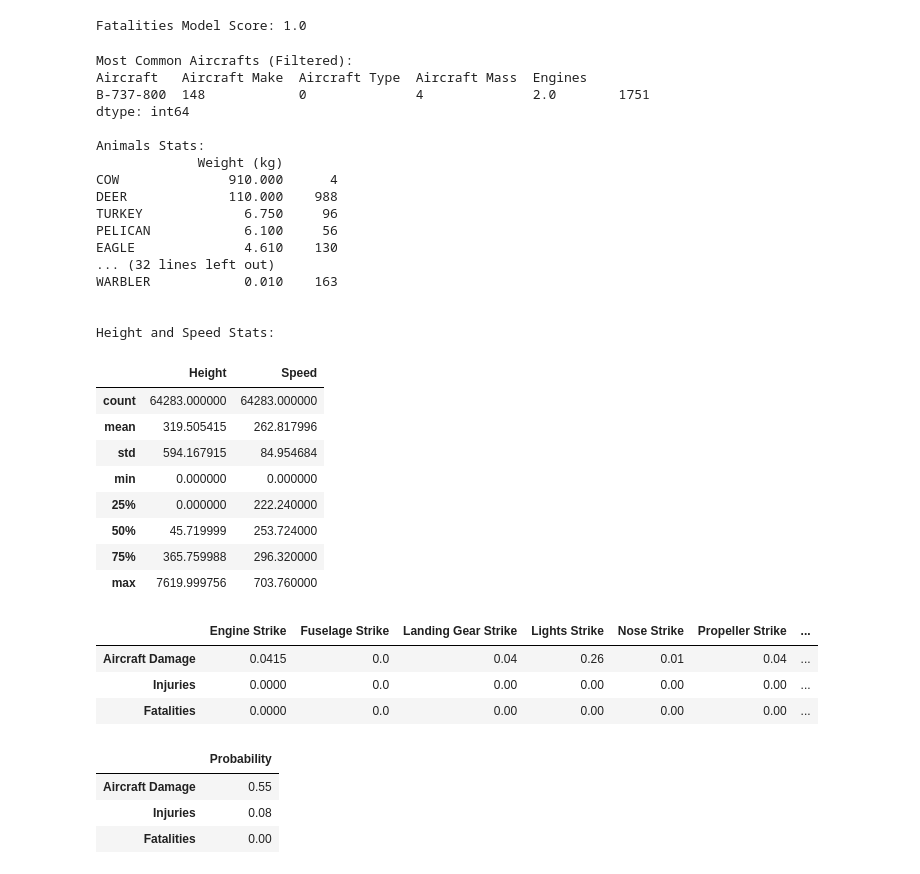
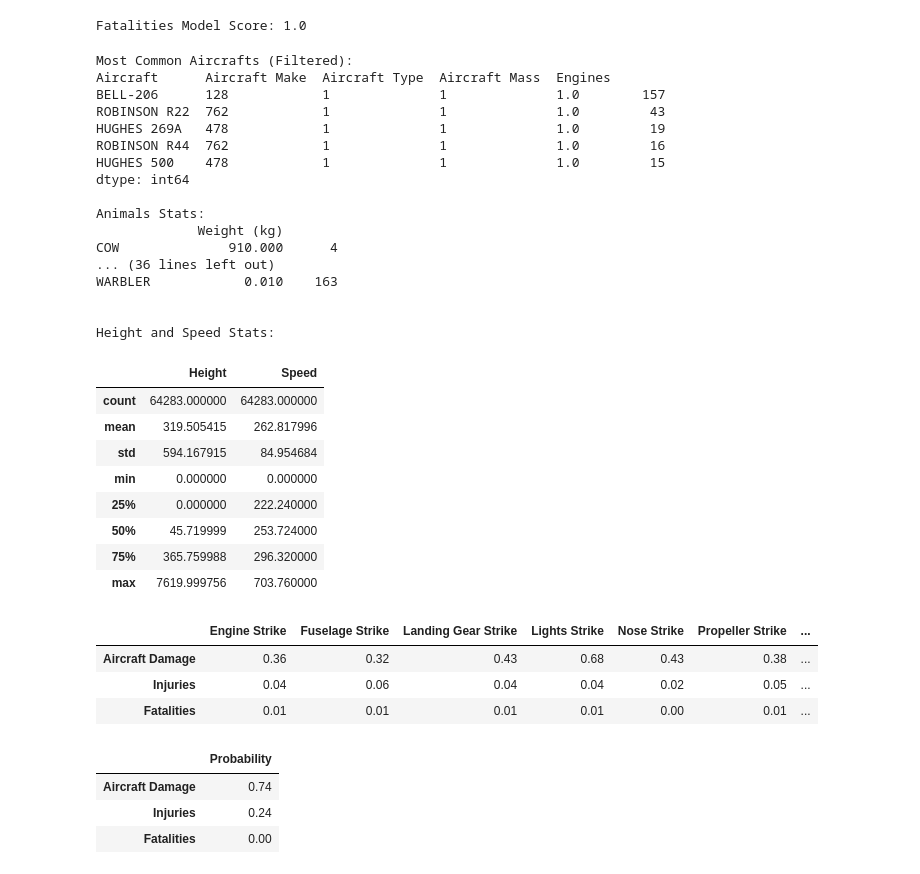
Before and after one commit to jgbreault/ByeByeBirdy, a Jupyter notebook: ByeByeBirdy.ipynb, the cells around one changed output. Cells and saved outputs as stored; diff of their text form; code cells hidden in the pictures.

Commit message:
Producing more interesting impacts stats

```diff
--- a/ByeByeBirdy.ipynb
+++ b/ByeByeBirdy.ipynb
@@ -740,7 +741,7 @@ def findAircrafts(aircraft=None, make=None, model=None, mass=None, engines=None,
 ### Info to help choose model inputs
 
 print('Most Common Aircrafts (Filtered):')
-findAircrafts(aircraft='B-737-800')
+findAircrafts(mass=1, heli=True)
 
 print('Animals Stats:')
 animalStats = pd.DataFrame.from_dict(animalWeights, orient='index')
@@ -753,18 +754,18 @@ print('Height and Speed Stats:')
 impacts[['Height', 'Speed']].describe()
 # %% [output]
 Most Common Aircrafts (Filtered):
-Aircraft   Aircraft Make  Aircraft Type  Aircraft Mass  Engines
-B-737-800  148            0              4              2.0        1751
+Aircraft      Aircraft Make  Aircraft Type  Aircraft Mass  Engines
+BELL-206      128            1              1              1.0        157
+ROBINSON R22  762            1              1              1.0         43
+HUGHES 269A   478            1              1              1.0         19
+ROBINSON R44  762            1              1              1.0         16
+HUGHES 500    478            1              1              1.0         15
 dtype: int64
 
 Animals Stats:
              Weight (kg)
 COW              910.000      4
-DEER             110.000    988
-TURKEY             6.750     96
-PELICAN            6.100     56
-EAGLE              4.610    130
-... (32 lines left out)
+... (36 lines left out)
 WARBLER            0.010    163
 
 
@@ -781,16 +782,16 @@ Height and Speed Stats:
 # %%
 ### Predictions by Strike Location (1 strike location per impact)
 
-impactStrikeTable(aircraft='B-737-800',
-                  animal='Gull',
-                  quantity=1,
+impactStrikeTable(aircraft='C-172',
+                  animal='Pelican',
+                  quantity=2,
                   height=0, # in m
                   speed=275) # in km/h
 # %% [output]
 |  | Engine Strike | Fuselage Strike | Landing Gear Strike | Lights Strike | Nose Strike | Propeller Strike | ... |
-| Aircraft Damage | 0.0415 | 0.0 | 0.04 | 0.26 | 0.01 | 0.04 | ... |
-| Injuries | 0.0000 | 0.0 | 0.00 | 0.00 | 0.00 | 0.00 | ... |
-| Fatalities | 0.0000 | 0.0 | 0.00 | 0.00 | 0.00 | 0.00 | ... |
+| Aircraft Damage | 0.36 | 0.32 | 0.43 | 0.68 | 0.43 | 0.38 | ... |
+| Injuries | 0.04 | 0.06 | 0.04 | 0.04 | 0.02 | 0.05 | ... |
+| Fatalities | 0.01 | 0.01 | 0.01 | 0.01 | 0.00 | 0.01 | ... |
 # %%
 ### Predictions with Custom Strike Locations
 
@@ -810,13 +811,13 @@ impactLocs = {
 }
 
 customImpactResult(aircraft='C-172',
-                   animal='Deer',
-                   quantity=1,
-                   height=0, # in m
-                   speed=275, # in km/h
+                   animal='Goose',
+                   quantity=12,
+                   height=200, # in m
+                   speed=400, # in km/h
                    customImpacts=impactLocs)
 # %% [output]
 |  | Probability |
-| Aircraft Damage | 0.55 |
-| Injuries | 0.08 |
+| Aircraft Damage | 0.74 |
+| Injuries | 0.24 |
 | Fatalities | 0.00 |
```
Also changed, not shown: parts of 1 cell of this notebook.
